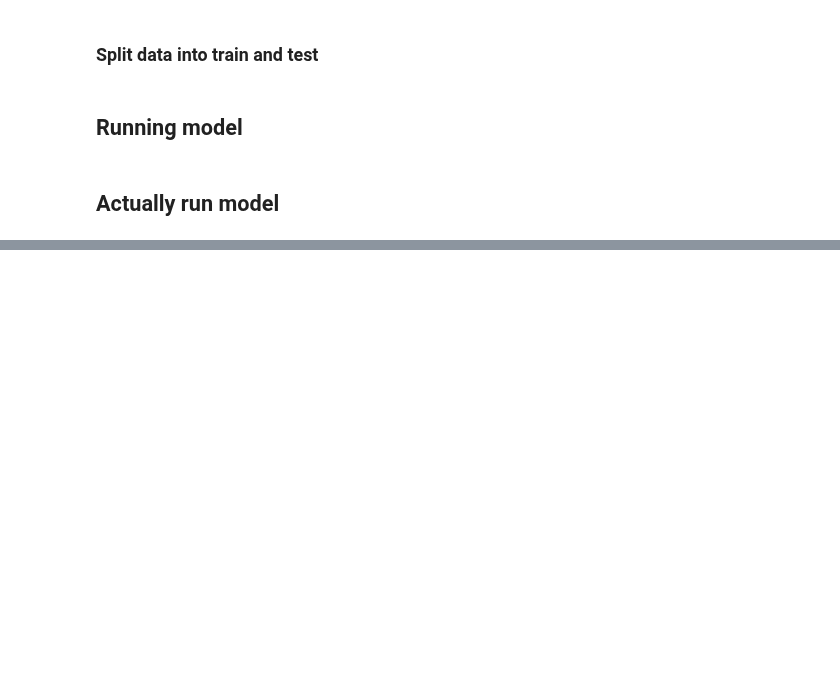
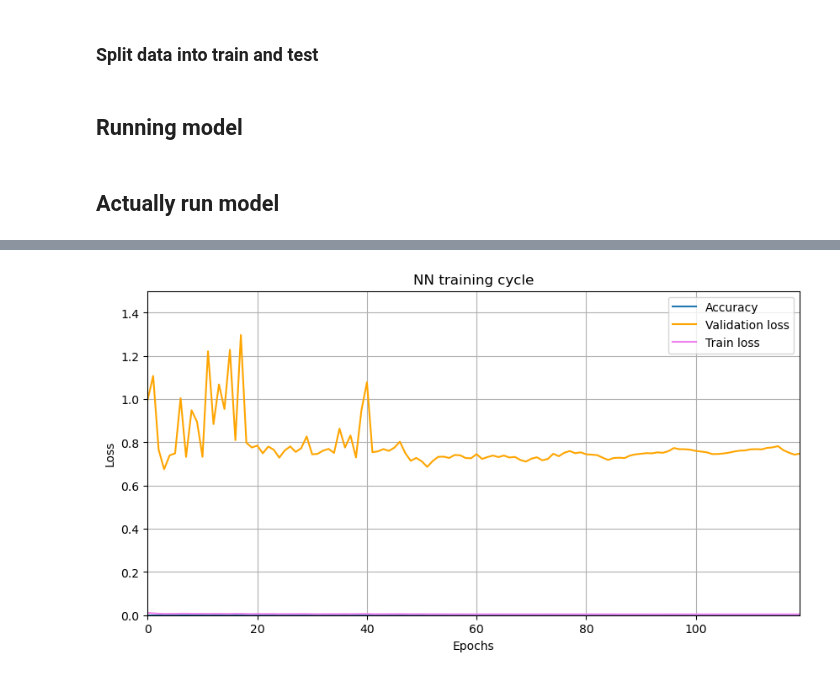
Before and after one commit to neil-power/mphys-galaxy, a Jupyter notebook: Code/default_resnet.ipynb, the cells around one changed output, grey strips where cells are left out. Saved outputs shown, nothing was run; the diff lists cells and outputs as text; code cells hidden in the pictures; blank space fills up the shorter version.

Commit message:
Added resnet50 training graphs

```diff
--- a/Code/default_resnet.ipynb
+++ b/Code/default_resnet.ipynb
@@ -160,7 +160,7 @@ weight_decay = 1
 num_epochs = 120
 batch_size = 60 #60
 
-modfile = 'modfile.pt'
+modfile = 'resnet18_modfile.pt'
 # %% [markdown]
 ### Training model function
 # %%
@@ -254,6 +252,9 @@ def run_func(X,Y,model):
 
     dataset = TensorDataset(X_tensor, Y_tensor)
     train_loader,val_loader = data_split(0.7,dataset)
+
+    if TEST_USE: #Doesn't currently work
+        val_loader, test_loader = data_split(0.5,val_loader)
 
     #optimizer and learning rate scheduler
     optimizer = optim.AdamW(model.parameters(), lr=learning_rate, weight_decay = weight_decay)#0.005, #0.01
@@ -283,8 +284,8 @@ def run_func(X,Y,model):
 
         #print epoch results
         if not QUIET:
-            print('Epoch: {}, Validation Loss: {:4f}, Validation Accuracy: {:4f}'.format(epoch, val_loss, accuracy))
-            print('Current learning rate is: {}'.format(optimizer.param_groups[0]['lr']))
+            print(f'Epoch: {epoch}, Train Loss: {train_loss:4f}, Validation Loss: {val_loss:4f}, Validation Accuracy: {accuracy:4f}')
+            #print('Current learning rate is: {}'.format(optimizer.param_groups[0]['lr']))
 
     test_arr=[]
     if TEST_USE:
@@ -308,0 +326,16 @@ TypeError: 'DataLoader' object is not subscriptable
+# %%
+#plot the training cycle
+plt.figure(figsize=(10,5))
+plt.plot(result_arr1[:,0],result_arr1[:,3],linestyle='-', label='Accuracy')
+plt.plot(result_arr1[:,0],result_arr1[:,2],linestyle='-', c='orange',label='Validation loss')
+plt.plot(result_arr1[:,0],result_arr1[:,1],linestyle='-', c='violet',label='Train loss')
+plt.ylim(0,1.5)
+plt.xlim(0,num_epochs-1)
+plt.title('NN training cycle')
+plt.xlabel('Epochs')
+plt.ylabel('Loss')
+plt.grid()
+plt.legend()
+plt.show()
+# %% [output]
+[figure, added]
```
Also changed, not shown: parts of 4 cells of this notebook, 3 other files.
